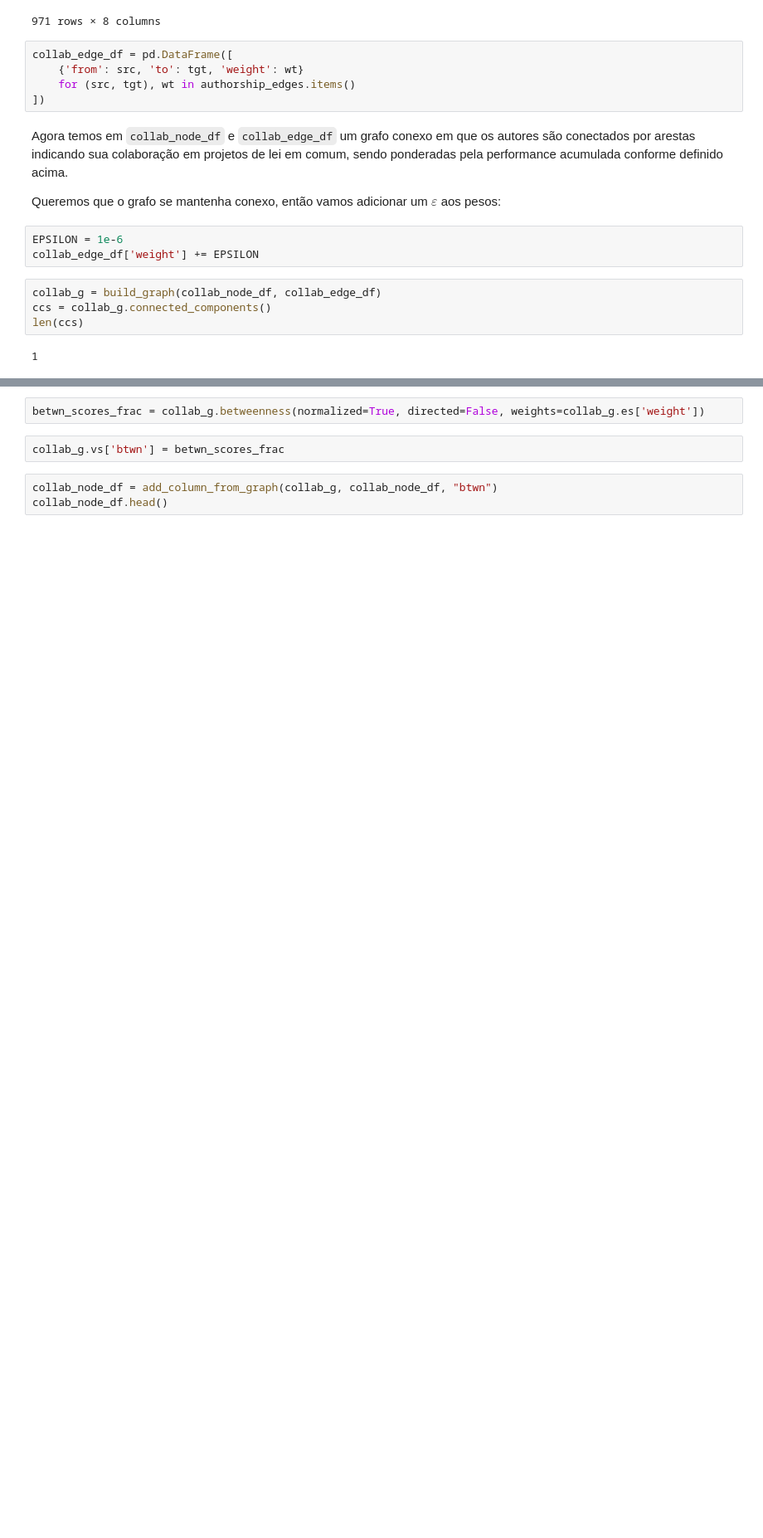
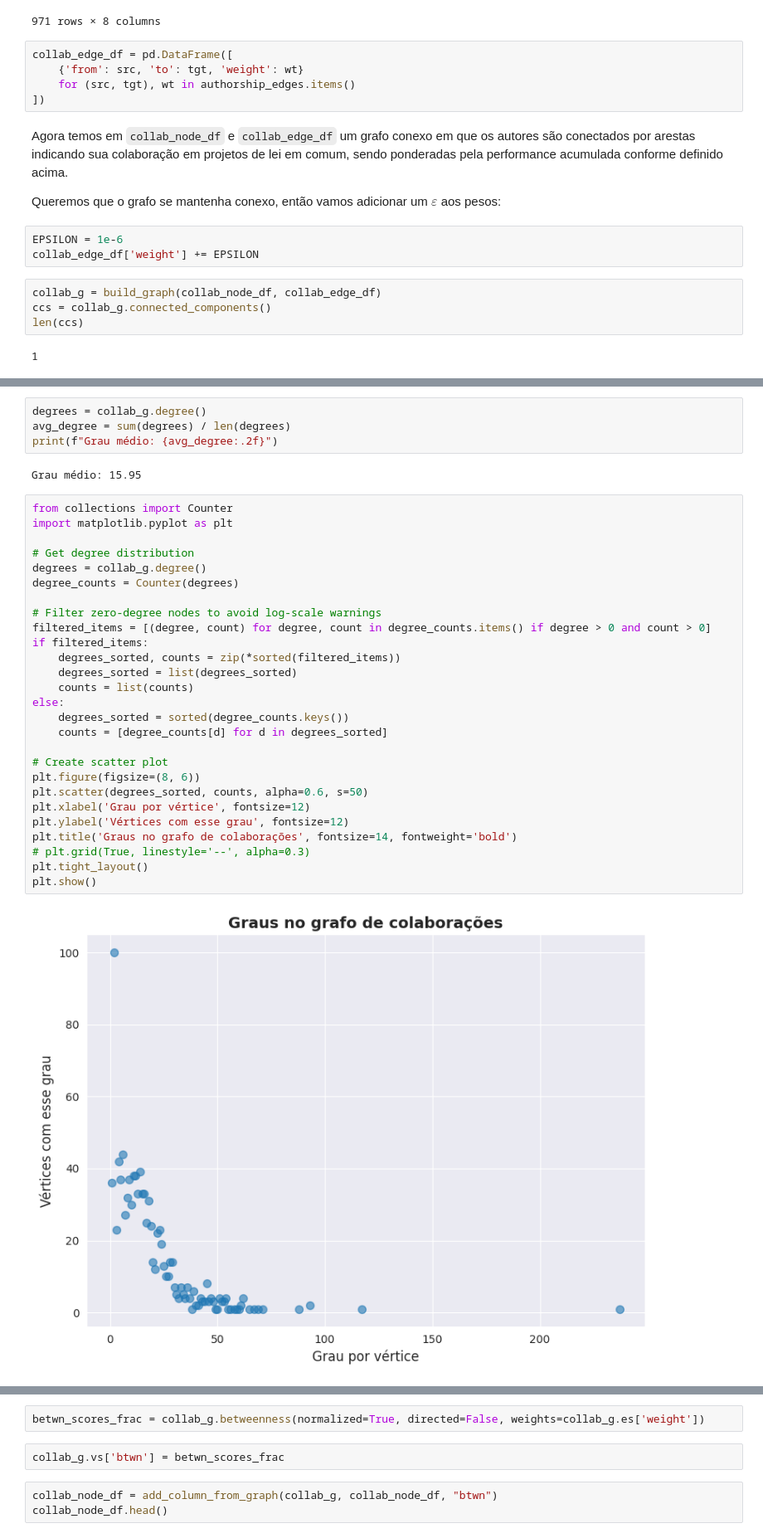
Before and after one commit to busdriverbuddha/tramita, a Jupyter notebook: gold/03_centralidade_comunidades.ipynb, the cells around one changed output, grey strips where cells are left out. Shown at 83% size. Saved outputs shown, nothing was run; the diff lists cells and outputs as text; blank space fills up the shorter version.

```diff
--- a/gold/03_centralidade_comunidades.ipynb
+++ b/gold/03_centralidade_comunidades.ipynb
@@ -1500,0 +1546,35 @@ Recalculamos o *betweenness* (esse não precisa gravar pois foi calculado bem ra
+# %%
+degrees = collab_g.degree()
+avg_degree = sum(degrees) / len(degrees)
+print(f"Grau médio: {avg_degree:.2f}")
+# %% [output]
+Grau médio: 15.95
+# %%
+from collections import Counter
+import matplotlib.pyplot as plt
+
+# Get degree distribution
+degrees = collab_g.degree()
+degree_counts = Counter(degrees)
+
+# Filter zero-degree nodes to avoid log-scale warnings
+filtered_items = [(degree, count) for degree, count in degree_counts.items() if degree > 0 and count > 0]
+if filtered_items:
+    degrees_sorted, counts = zip(*sorted(filtered_items))
+    degrees_sorted = list(degrees_sorted)
+    counts = list(counts)
+else:
+    degrees_sorted = sorted(degree_counts.keys())
+    counts = [degree_counts[d] for d in degrees_sorted]
+
+# Create scatter plot
+plt.figure(figsize=(8, 6))
+plt.scatter(degrees_sorted, counts, alpha=0.6, s=50)
+plt.xlabel('Grau por vértice', fontsize=12)
+plt.ylabel('Vértices com esse grau', fontsize=12)
+plt.title('Graus no grafo de colaborações', fontsize=14, fontweight='bold')
+# plt.grid(True, linestyle='--', alpha=0.3)
+plt.tight_layout()
+plt.show()
+# %% [output]
+[figure, added]
```
Also changed, not shown: parts of 59 cells of this notebook, 9 other files.
